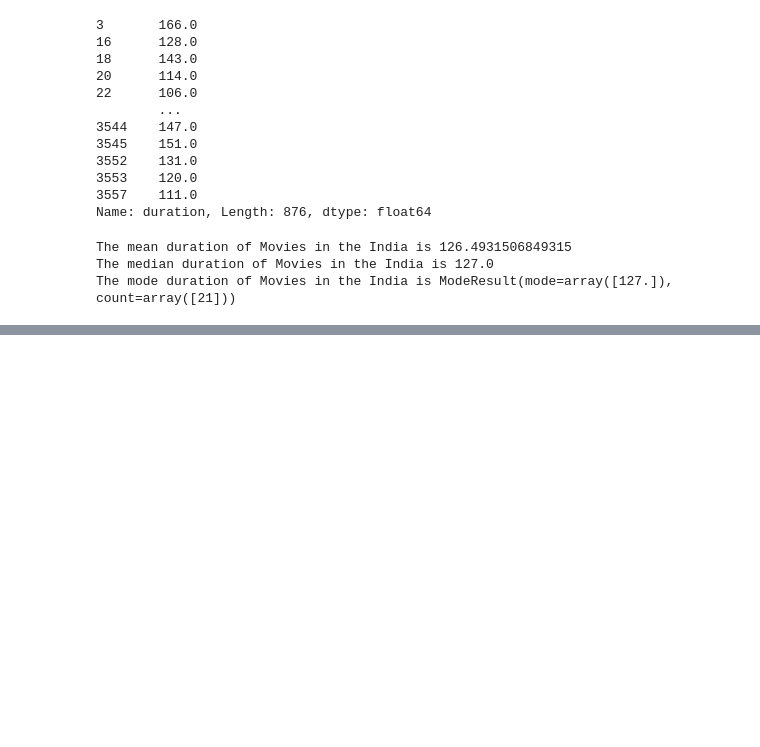
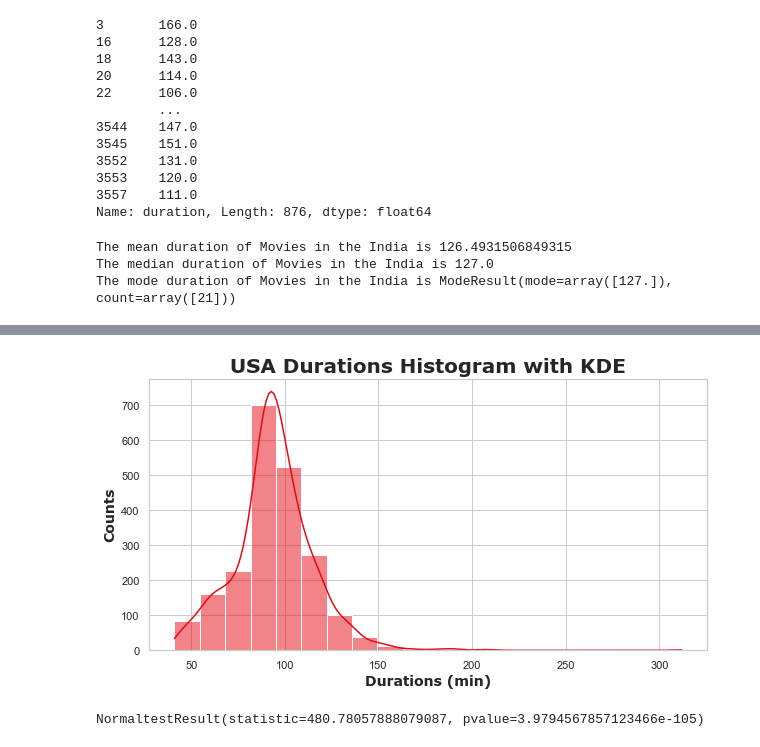
Before and after one commit to Brandilyn0506/SMU_project1_Netflix, a Jupyter notebook: brandilyn_work/Netflix_dataset.ipynb, the cells around one changed output, grey strips where cells are left out. Saved outputs shown, nothing was run; the diff lists cells and outputs as text; code cells hidden in the pictures; blank space fills up the shorter version.

```diff
--- a/brandilyn_work/Netflix_dataset.ipynb
+++ b/brandilyn_work/Netflix_dataset.ipynb
@@ -600,0 +340,16 @@ plt.show()
+# %%
+#USA Histogram with KDE
+plt.figure(figsize=(10,5))
+sns.histplot(data= usa, x="duration", kde=True, bins=20, color = "#E50914")
+plt.title("USA Durations Histogram with KDE", fontweight = 'bold', fontname = "Verdana", fontsize=20)
+plt.xlabel('Durations (min)', fontname = "Verdana", fontsize=14,fontweight = 'bold')
+plt.ylabel('Counts',fontname = "Verdana", fontsize=14,fontweight = 'bold')
+plt.savefig("usa_kde.png")
+plt.show()
+# %% [output]
+[figure, added]
+# %%
+#Contain Normal Test
+st.normaltest(usa.duration)
+# %% [output]
+NormaltestResult(statistic=480.78057888079087, pvalue=3.9794567857123466e-105)
```
Also changed, not shown: parts of 71 cells of this notebook, 18 other files.
